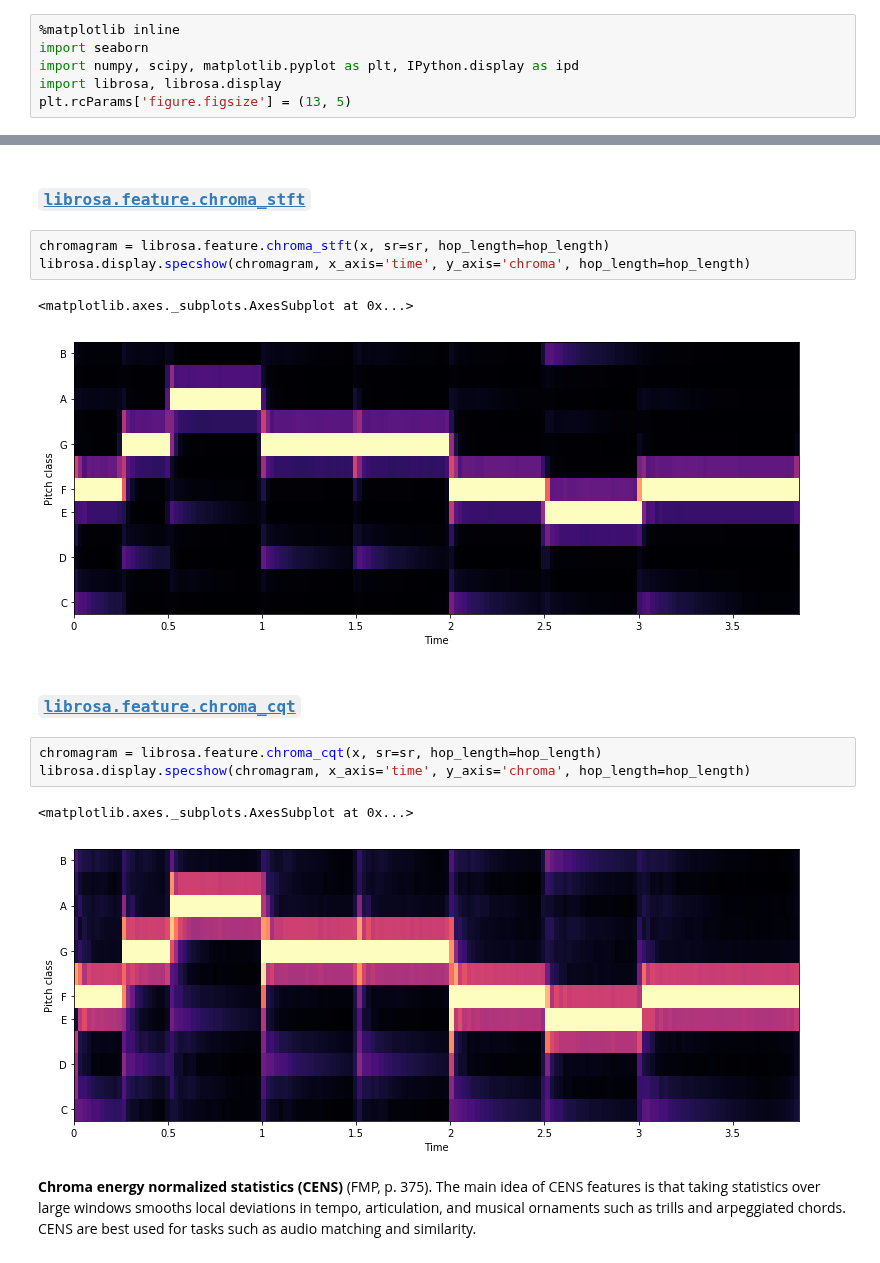
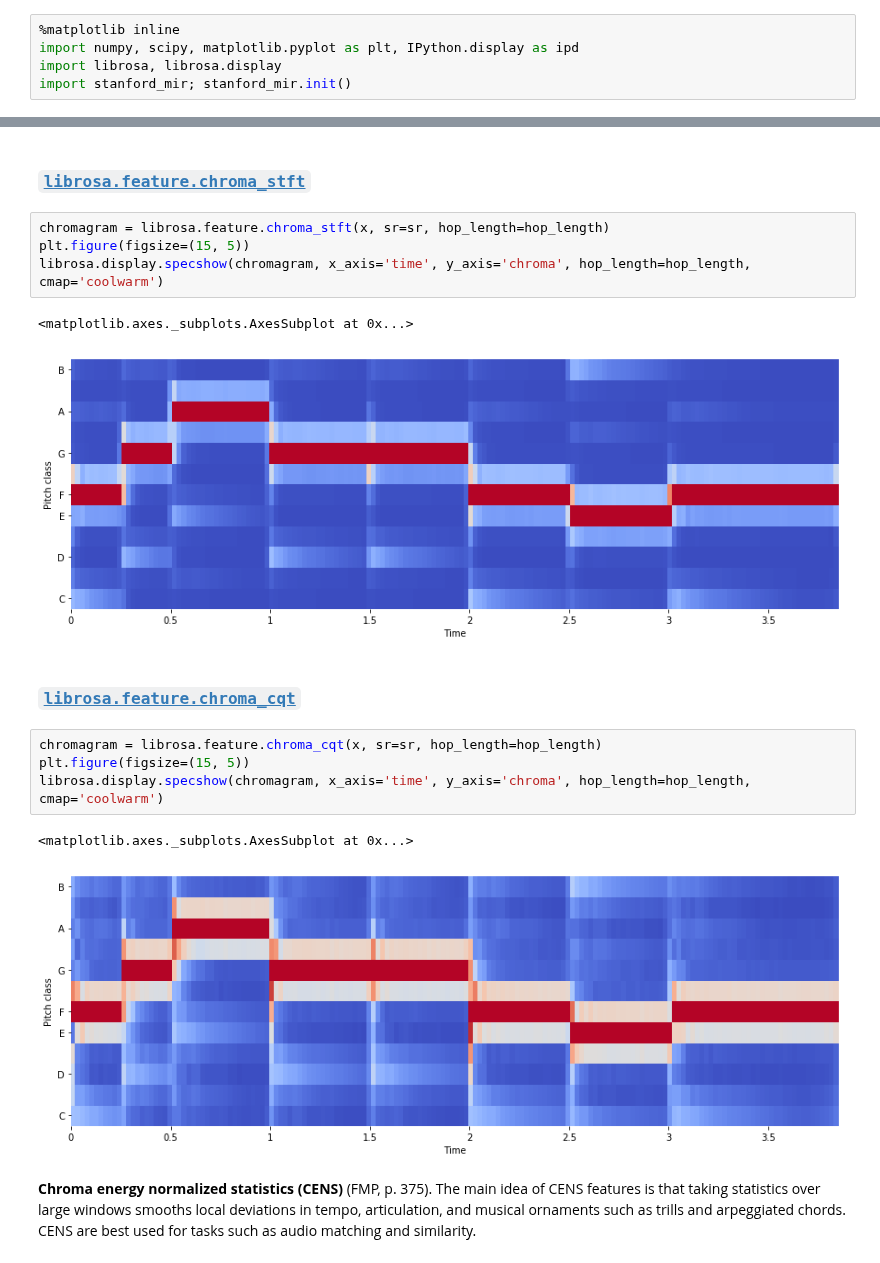
Before and after one commit to iranroman/musicinformationretrieval.com, a Jupyter notebook: chroma.ipynb, the cells around one changed output, grey strips where cells are left out. Drawn from its saved outputs; the diff is of its cells as text.

Commit message:
chroma

```diff
--- a/chroma.ipynb
+++ b/chroma.ipynb
@@ -1,9 +1,8 @@
 # %%
 %matplotlib inline
-import seaborn
 import numpy, scipy, matplotlib.pyplot as plt, IPython.display as ipd
 import librosa, librosa.display
-plt.rcParams['figure.figsize'] = (13, 5)
+import stanford_mir; stanford_mir.init()
 # %% [markdown]
 [&larr; Back to Index](index.html)
 # %% [markdown]
@@ -45,18 +45,20 @@ A **chroma vector** ([Wikipedia](https://en.wikipedia.org/wiki/Chroma_feature))
 ### [`librosa.feature.chroma_stft`](https://librosa.github.io/librosa/generated/librosa.feature.chroma_stft.html#librosa.feature.chroma_stft)
 # %%
 chromagram = librosa.feature.chroma_stft(x, sr=sr, hop_length=hop_length)
-librosa.display.specshow(chromagram, x_axis='time', y_axis='chroma', hop_length=hop_length)
+plt.figure(figsize=(15, 5))
+librosa.display.specshow(chromagram, x_axis='time', y_axis='chroma', hop_length=hop_length, cmap='coolwarm')
 # %% [output]
 <matplotlib.axes._subplots.AxesSubplot at 0x...>
-[figure, old version]
+[figure, new version]
 # %% [markdown]
 ### [`librosa.feature.chroma_cqt`](https://librosa.github.io/librosa/generated/librosa.feature.chroma_cqt.html#librosa.feature.chroma_cqt)
 # %%
 chromagram = librosa.feature.chroma_cqt(x, sr=sr, hop_length=hop_length)
-librosa.display.specshow(chromagram, x_axis='time', y_axis='chroma', hop_length=hop_length)
+plt.figure(figsize=(15, 5))
+librosa.display.specshow(chromagram, x_axis='time', y_axis='chroma', hop_length=hop_length, cmap='coolwarm')
 # %% [output]
 <matplotlib.axes._subplots.AxesSubplot at 0x...>
-[figure, old version]
+[figure, new version]
 # %% [markdown]
 **Chroma energy normalized statistics (CENS)** (FMP, p. 375). The main idea of CENS features is that taking statistics over large windows smooths local deviations in tempo, articulation, and musical ornaments such as trills and arpeggiated chords. CENS are best used for tasks such as audio matching and similarity.
 # %% [markdown]
```
Also changed, not shown: parts of 2 cells of this notebook, 1 other file.
